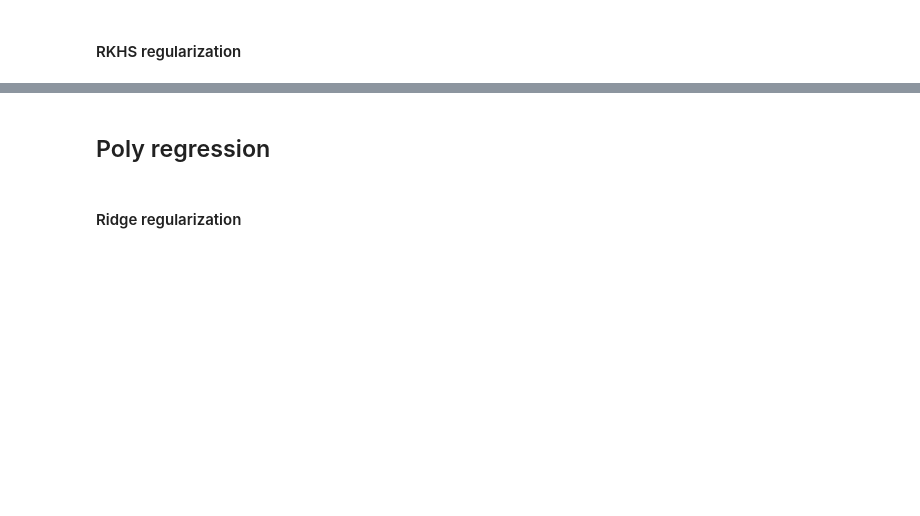
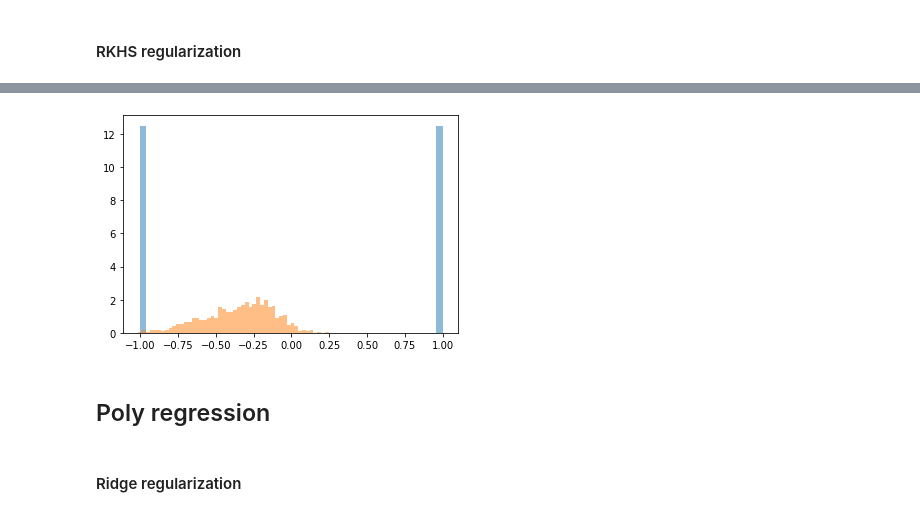
Before and after one commit to GilgameshxZero/adversarial-ntks, a Jupyter notebook: notebooks/adv-spheres/gaussian-regression.ipynb, the cells around one changed output, grey strips where cells are left out. Drawn from its saved outputs; the diff is of its cells as text; code cells hidden in the pictures; blank space fills up the shorter version.

```diff
--- a/notebooks/adv-spheres/gaussian-regression.ipynb
+++ b/notebooks/adv-spheres/gaussian-regression.ipynb
@@ -274,27 +388,12 @@ plt.hist(RESULTS["reg-rbf"][0]["reg"].predict(xs_test), density=True, bins=50, a
 #### RKHS regularization
 # %%
 %%time
-attack_eps = 0.1
-
-RESULTS["reg-rbf"] = []
-for lam in [0, 1e-9, 1e-6, 1e-3, 1, 1e3]:
-    reg = JKernelRegressor(
-        kernel="rbf",
-        regularizer="rkhs",
-        lam=lam,
-        gamma=1
-    )
-    reg.fit(xs_train, ys_train)
-
-    res_dict = dict(reg=reg)
-    res_dict.update(
-        eval_kreg(
-            reg=reg,
-            label=f"lam={lam}",
-            attack_eps=0.1,
-            pgd_step_size=0.1/10,
-            pgd_num_steps=20,
-        )
-    )
-
-    RESULTS["reg-rbf"].append(res_dict)
+RESULTS["reg-rbf-rkhs"] = run_experiment(
+    kernel="rbf",
+    regularizer="rkhs",
+    lams=[0, 1e-6, 1e-3, 1, 1e3],
+    attack_eps=0.1,
+    pgd_step_size=0.1/10,
+    pgd_num_steps=20,
+    gamma=1
+)
@@ -301,3 +418,8 @@ for lam in [0, 1e-9, 1e-6, 1e-3, 1, 1e3]:
+# %%
+plt.hist(RESULTS["reg-rbf-rkhs"][0]["reg"].predict(xs_train), density=True, bins=50, alpha=0.5);
+plt.hist(RESULTS["reg-rbf-rkhs"][0]["reg"].predict(xs_test), density=True, bins=50, alpha=0.5);
+# %% [output]
+[figure, added]
 # %% [markdown]
 ## Poly regression
 # %% [markdown]
```
Also changed, not shown: parts of 20 cells of this notebook.
